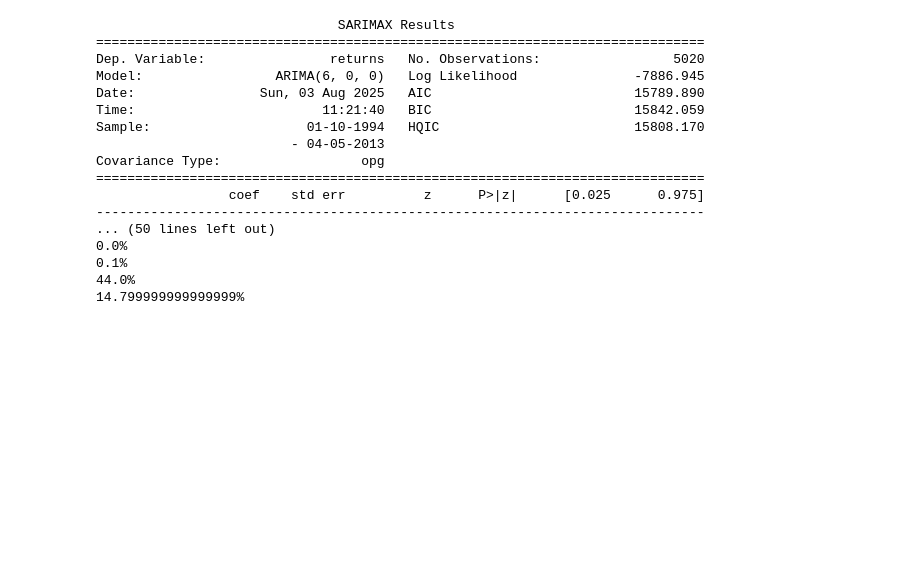
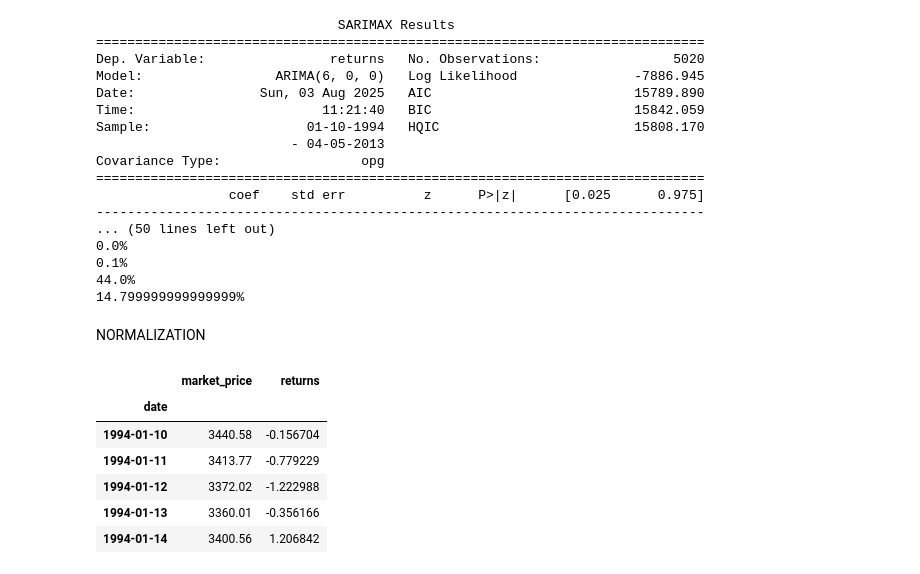
Before and after one commit to mkolade/time-series, a Jupyter notebook: 4th-TheArModel.ipynb, the cells around one changed output. Saved outputs shown, nothing was run; the diff lists cells and outputs as text; code cells hidden in the pictures; blank space fills up the shorter version.

Commit message:
Normalization

```diff
--- a/4th-TheArModel.ipynb
+++ b/4th-TheArModel.ipynb
@@ -428,3 +428,15 @@ Covariance Type:                  opg
 # compared to AR(7)'s
 # The LLR test also confirms it
 # AR(6), You're the CHOSEN ONE. maybe
+# %% [markdown]
+NORMALIZATION
+# %%
+df.head()
+# %% [output]
+|  | market_price | returns |
+| date |  |  |
+| 1994-01-10 | 3440.58 | -0.156704 |
+| 1994-01-11 | 3413.77 | -0.779229 |
+| 1994-01-12 | 3372.02 | -1.222988 |
+| 1994-01-13 | 3360.01 | -0.356166 |
+| 1994-01-14 | 3400.56 | 1.206842 |
```
Also changed, not shown: parts of 10 cells of this notebook.
